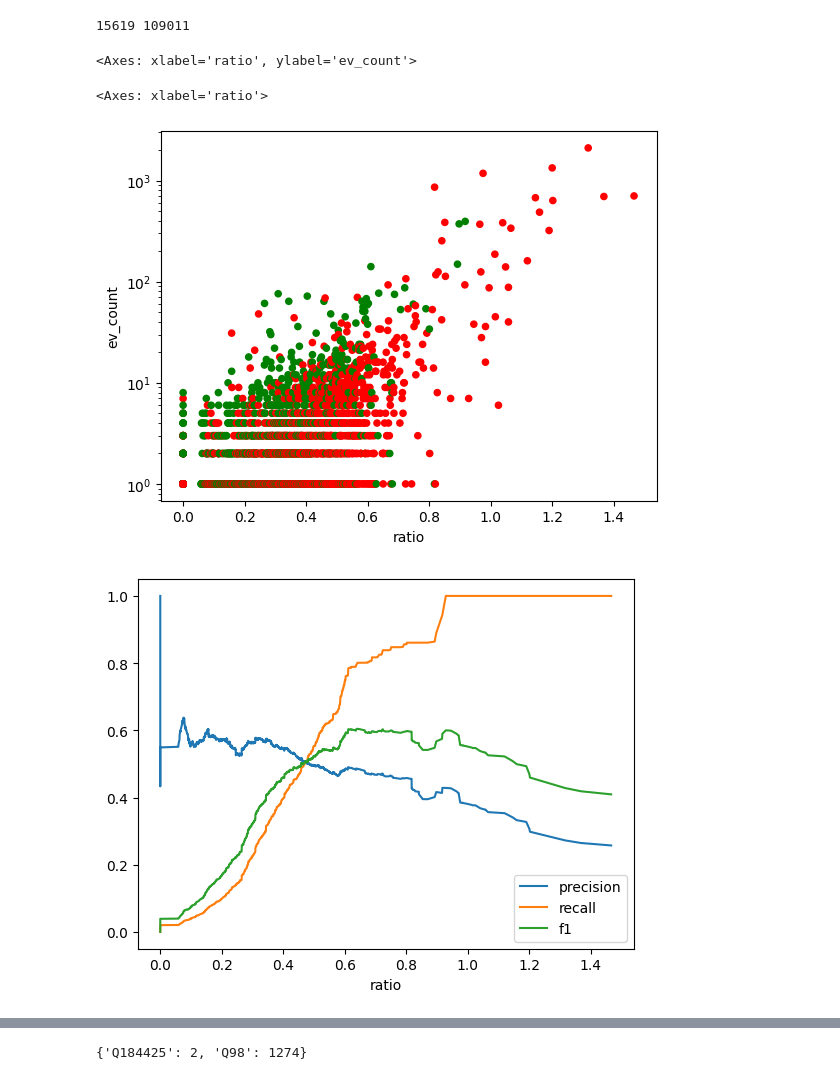
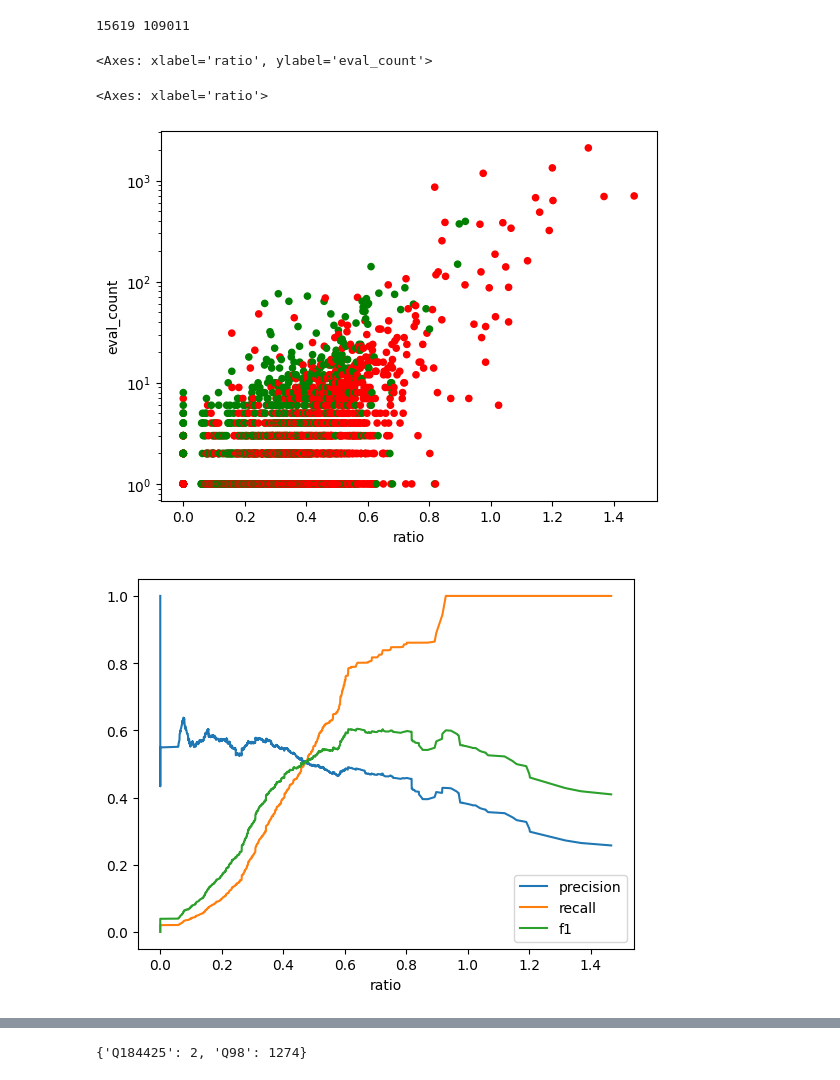
Before and after one commit to bennokr/minimEL, a Jupyter notebook: identify_names.ipynb, the cells around one changed output, grey strips where cells are left out. Cells and saved outputs as stored; diff of their text form; code cells hidden in the pictures.

```diff
--- a/identify_names.ipynb
+++ b/identify_names.ipynb
@@ -11,16 +11,16 @@ import pandas as pd, json, numpy as np
 # countfile = 'wiki/nlwiki-20220301/count.min2.json'
 # evalfile = 'evaluation/Mewsli-9/nl.tsv'
 
-wcfile = '../data/wiki/itwiki-20220301/wordcount-q0.25.json'
-countfile = '../data/wiki/itwiki-20220301/experiments/clean-q0.25.json'
-evalfile = '../data/mewsli-it.tsv'
+wcfile = "../data/wiki/itwiki-20220301/wordcount-q0.25.json"
+countfile = "../data/wiki/itwiki-20220301/experiments/clean-q0.25.json"
+evalfile = "../data/mewsli-it.tsv"
 
 # Load word counts
 wc = pd.read_json(wcfile, orient="index")[0].sort_values()
 # Load anchor-entity counts
 aec = json.load(open(countfile))
 aec = pd.DataFrame([(a, e, c) for a, ec in aec.items() for e, c in ec.items()])
-aec[1] = aec[1].str.replace('Q','').astype(int)
+aec[1] = aec[1].str.replace("Q", "").astype(int)
 
 # Load bad entities
 badent = pd.read_csv("../data/wikidata-20211122-disambig+list.txt", header=None)[0]
@@ -35,55 +35,58 @@ from minimel import normalize
 ev = pd.read_csv(evalfile, header=None, sep="\t")[1]
 ev = ev.map(lambda x: [n for surf in json.loads(x) for n in normalize(surf)]).explode()
 
-df = pd.DataFrame({"wc": wc, "aec": aec.groupby(level=0).sum()}, dtype="Int64").dropna()
-df["ratio"] = np.log(df.wc) / np.log(df.aec)
+df = pd.DataFrame(
+    {"word_count": wc, "link_count": aec.groupby(level=0).sum()}, dtype="Int64"
+).dropna()
 # %% [output]
 15619 109011
 # %%
-df["ratio"] = np.log(df.wc) / np.log(df.aec * 20)
+df["ratio"] = np.log(df.word_count) / np.log(df.link_count * 20)
 # %%
 import tqdm
 from minimel.count import count_surface_lines
 
 lines = dict(zip(list(range(250)), open(evalfile))).values()
-ev_count = dict(
+eval_count = dict(
     count_surface_lines(tqdm.tqdm(lines, desc="Counting eval words"), countfile)
 )
 # %%
 """
 We want a trade-off between accepting bad entities and rejecting good ones.
 """
 df2 = df.copy()
-df2["ev_count"] = pd.Series(ev_count)
-df2["ev_linked"] = df2.index.isin(ev)
+df2["eval_count"] = pd.Series(eval_count).astype("Int64")
+df2["eval_linked"] = df2.index.isin(ev)
 df2.dropna(inplace=True)
 df2.sort_values("ratio", inplace=True)
 df2
 display(
     df2.plot.scatter(
         x="ratio",
-        y="ev_count",
-        c=df2["ev_linked"].map(lambda x: "g" if x else "r"),
+        y="eval_count",
+        c=df2["eval_linked"].map(lambda x: "g" if x else "r"),
         logy=True,
     )
 )
 
 s = pd.DataFrame(
     {
-        "false positives": (df2["ev_count"] * ~df2["ev_linked"]).cumsum(),
-        "false negatives": (df2["ev_count"] * df2["ev_linked"])[::-1].cumsum()[::-1],
-        "true positives": (df2["ev_count"] * df2["ev_linked"]).cumsum(),
+        "false positives": (df2["eval_count"] * ~df2["eval_linked"]).cumsum(),
+        "false negatives": (df2["eval_count"] * df2["eval_linked"])[::-1].cumsum()[
+            ::-1
+        ],
+        "true positives": (df2["eval_count"] * df2["eval_linked"]).cumsum(),
         "ratio": df2["ratio"],
     }
 )
 s["precision"] = s["true positives"] / (s["true positives"] + s["false positives"])
 s["recall"] = s["true positives"] / (s["true positives"] + s["false negatives"])
 s["f1"] = 2 * (s["precision"] * s["recall"]) / (s["precision"] + s["recall"])
 s.set_index("ratio")[["precision", "recall", "f1"]].plot.line()
 # %% [output]
-<Axes: xlabel='ratio', ylabel='ev_count'>
+<Axes: xlabel='ratio', ylabel='eval_count'>
 <Axes: xlabel='ratio'>
-[figure, old version]
+[figure, new version]
 [figure]
 # %%
 from IPython.display import HTML
```
Also changed, not shown: parts of 4 cells of this notebook, 5 other files.
